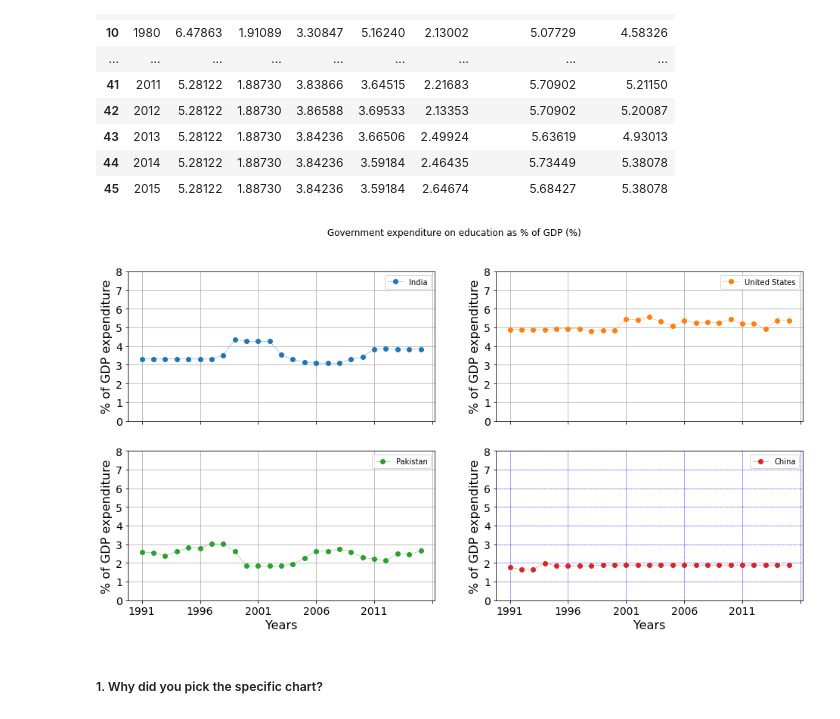
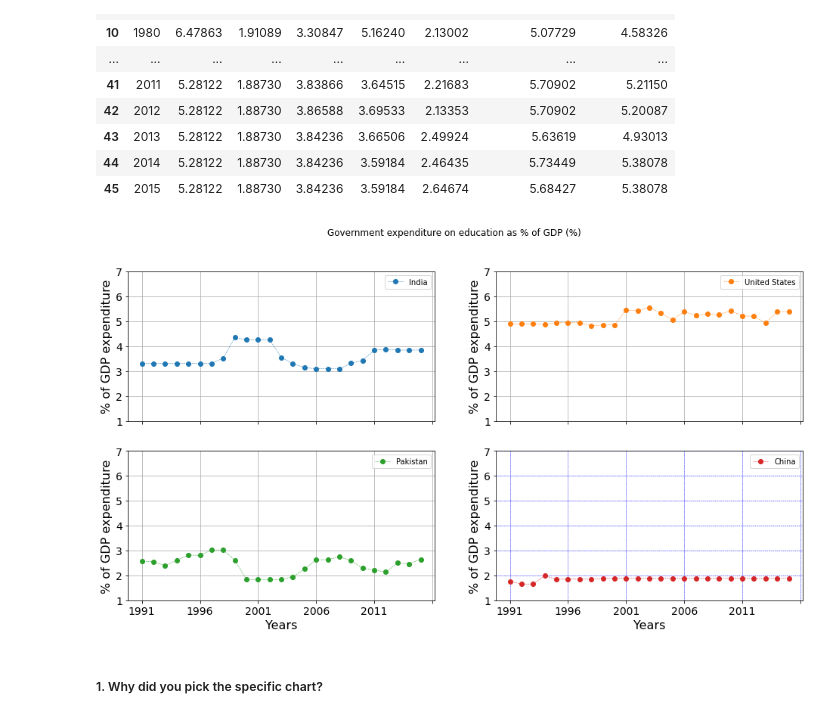
Before and after one commit to Ankita-chouhan-github/EDA-Capstone-project, a Jupyter notebook: Ankita_||_EDA_Capstone_project_(World_Bank_Global_Education_Analysis).ipynb, the cells around one changed output. Drawn from its saved outputs; the diff is of its cells as text; code cells hidden in the pictures.

```diff
--- a/Ankita_||_EDA_Capstone_project_(World_Bank_Global_Education_Analysis).ipynb
+++ b/Ankita_||_EDA_Capstone_project_(World_Bank_Global_Education_Analysis).ipynb
@@ -1193,13 +1195,13 @@ sixth_indicator
 # %%
 sixth_indicator[20:].plot(x = "Year", y = ["India", "United States", "Pakistan", "China"],
                      kind = 'line', title = title6, xlabel = "Years",
                      ylabel = "% of GDP expenditure",subplots = True,
-                     layout = (2,2),ylim = (0, 8),
+                     layout = (2,2),ylim = (1, 7),
                      linewidth = 0.5, linestyle ="--", figsize = (16,8),
                      fontsize = 14, marker = "o", grid = True)
 plt.grid(color = 'blue', linestyle = '--', linewidth = 0.5)
 # %% [output]
-[figure, old version]
+[figure, new version]
 # %% [markdown]
 ##### 1. Why did you pick the specific chart?
 # %% [markdown]
```
Also changed, not shown: parts of 37 cells of this notebook.
